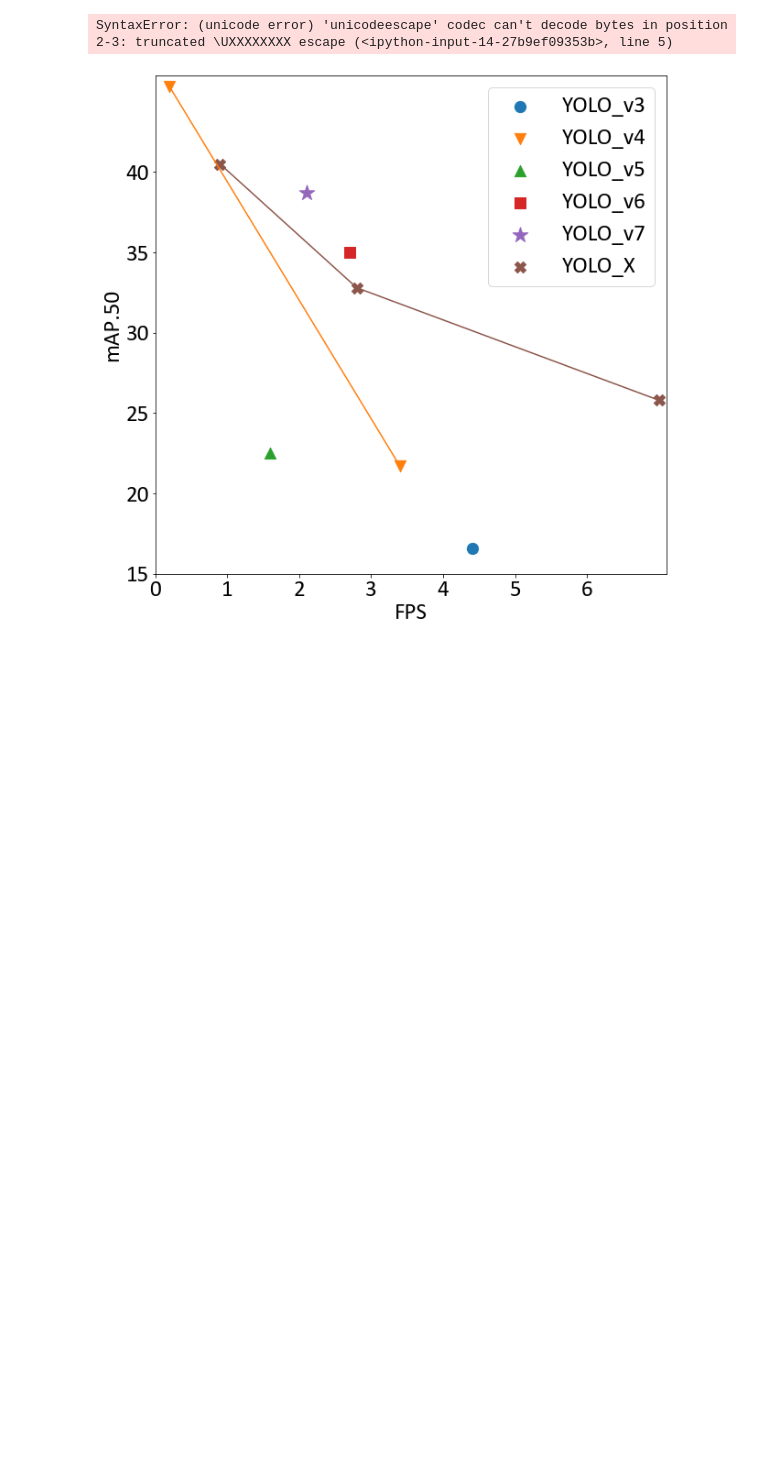
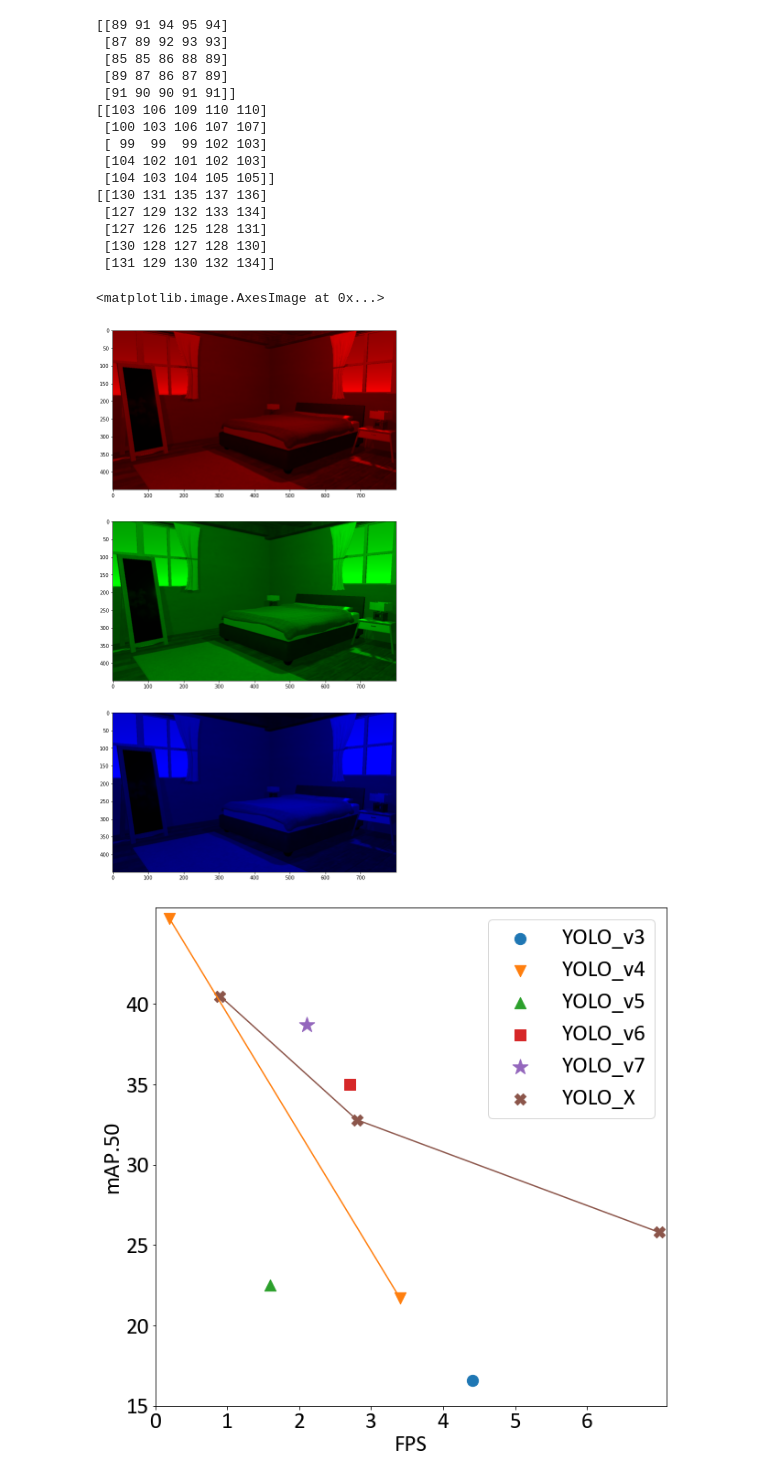
Before and after one commit to JianTang2000/VR, a Jupyter notebook: util/plot.ipynb, the cells around one changed output. Saved outputs shown, nothing was run; the diff lists cells and outputs as text; code cells hidden in the pictures; blank space fills up the shorter version.

```diff
--- a/util/plot.ipynb
+++ b/util/plot.ipynb
@@ -126,39 +99,58 @@ vis data with random start index (plot can vary each run) =  118
 # %%
 #       非常重要不要删掉
 #  C:\Users\jiant\Desktop\code\VR\materials\bed-virtual.png
 #  C:\Users\jiant\Desktop\code\VR\materials\bed-virtual.png
 '''用split和merge函数对图像通道进行处理，提取出R,G,B三色通道'''
 import cv2
 import numpy as np
 import imageio
 
 image = imageio.imread(r'C:\Users\jiant\Pictures\bed\bed_1.png')
 # If you want to see the actual colors instead of just grey images,
 # you need to retain all three channels and set the values on the other channels to zero.
 # For example, to get the red component, set the green and blue channel values to 0,
 # as shown below:
 red_image = image.copy()
 red_image[:, :, 0] = 0
 red_image[:, :, 2] = 0
 blue_img = image.copy()
 blue_img[:, :, 1] = 0
 blue_img[:, :, 2] = 0
 green_img = image.copy()
 green_img[:, :, 0] = 0
 green_img[:, :, 1] = 0
 blue_single = blue_img[:, :, 0]
 red_single = red_image[:, :, 1]
 green_single = green_img[:, :, 2]
 print(blue_single[248:253, 598:603])
 print(red_single[248:253, 598:603])
 print(green_single[248:253, 598:603])
-cv2.imshow('B', blue_img)
-cv2.imshow('G', red_image)
-cv2.imshow('R', green_img)
-cv2.waitKey(-1)
-cv2.destroyAllWindows()
+
+plt.rcParams['figure.figsize'] = (20, 20)  # 单位是inches
+plt.subplot(3, 1, 1)
+plt.imshow(blue_img)
+plt.subplot(3, 1, 2)
+plt.imshow(red_image)
+plt.subplot(3, 1, 3)
+plt.imshow(green_img)
 # %% [output]
-SyntaxError: (unicode error) 'unicodeescape' codec can't decode bytes in position 2-3: truncated \UXXXXXXXX escape (<ipython-input-14-27b9ef09353b>, line 5)
+[[89 91 94 95 94]
+ [87 89 92 93 93]
+ [85 85 86 88 89]
+ [89 87 86 87 89]
+ [91 90 90 91 91]]
+[[103 106 109 110 110]
+ [100 103 106 107 107]
+ [ 99  99  99 102 103]
+ [104 102 101 102 103]
+ [104 103 104 105 105]]
+[[130 131 135 137 136]
+ [127 129 132 133 134]
+ [127 126 125 128 131]
+ [130 128 127 128 130]
+ [131 129 130 132 134]]
+<matplotlib.image.AxesImage at 0x...>
+[figure, added]
 # %%
 # 画出yolo 系列的FPS
 import matplotlib.pyplot as plt
```
Also changed, not shown: parts of 6 cells of this notebook, 10 other files.
